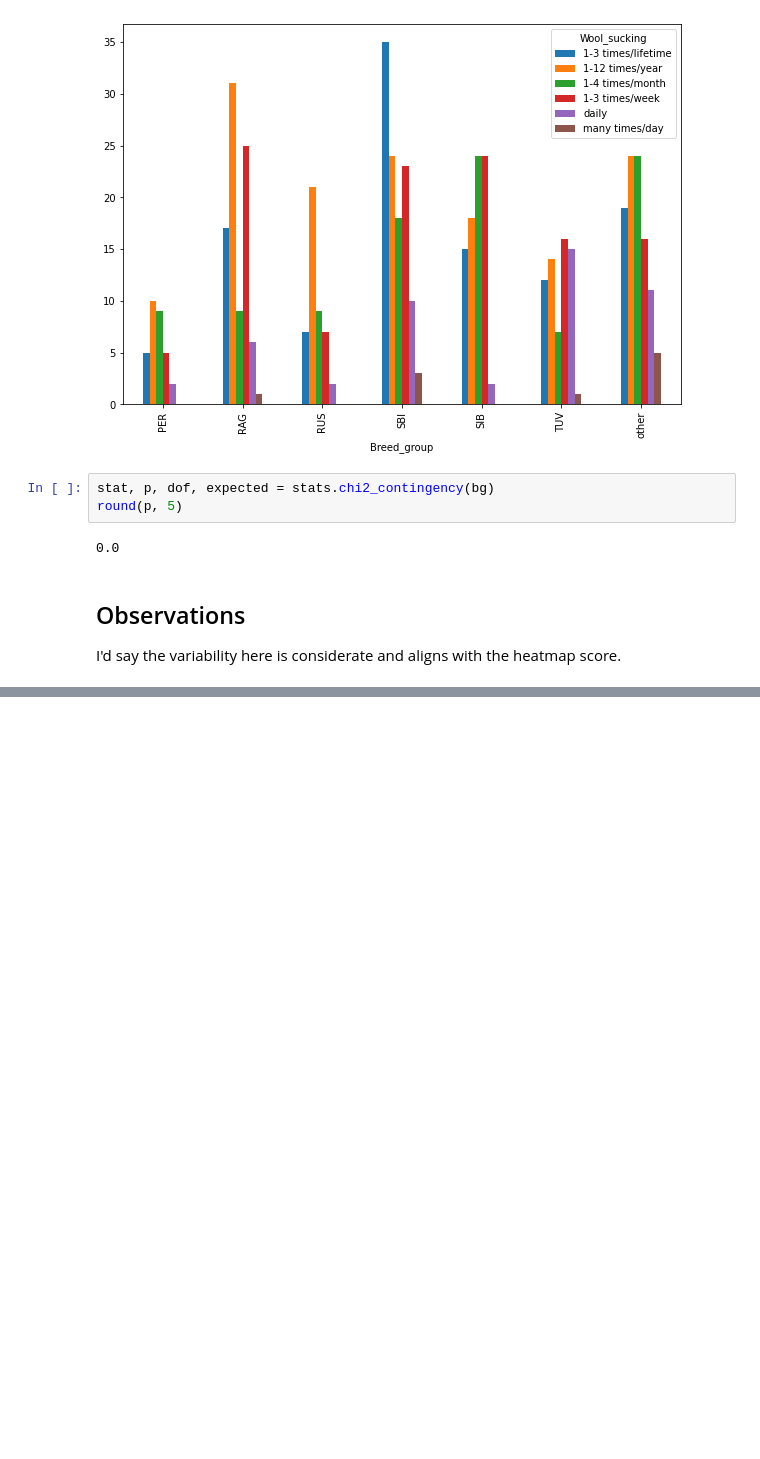
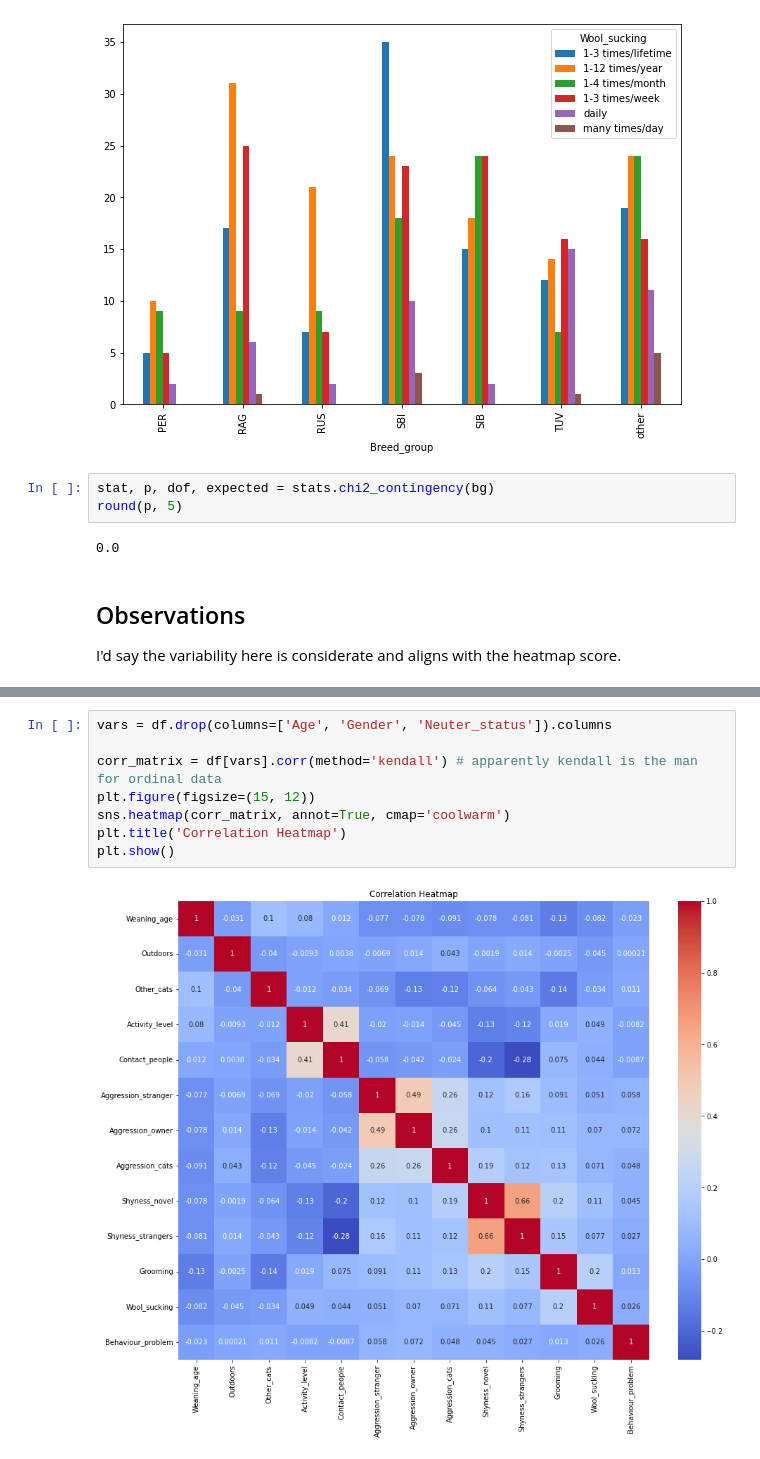
Before and after one commit to GwenToves/Cat-pstone, a Jupyter notebook: EDA.ipynb, the cells around one changed output, grey strips where cells are left out. Drawn from its saved outputs; the diff is of its cells as text; blank space fills up the shorter version.

```diff
--- a/EDA.ipynb
+++ b/EDA.ipynb
@@ -361,0 +411,10 @@ I'd say the variability here is considerate and aligns with the heatmap score.
+# %%
+vars = df.drop(columns=['Age', 'Gender', 'Neuter_status']).columns
+
+corr_matrix = df[vars].corr(method='kendall') # apparently kendall is the man for ordinal data
+plt.figure(figsize=(15, 12))
+sns.heatmap(corr_matrix, annot=True, cmap='coolwarm')
+plt.title('Correlation Heatmap')
+plt.show()
+# %% [output]
+[figure, added]
```
Also changed, not shown: parts of 36 cells of this notebook, 2 other files.
